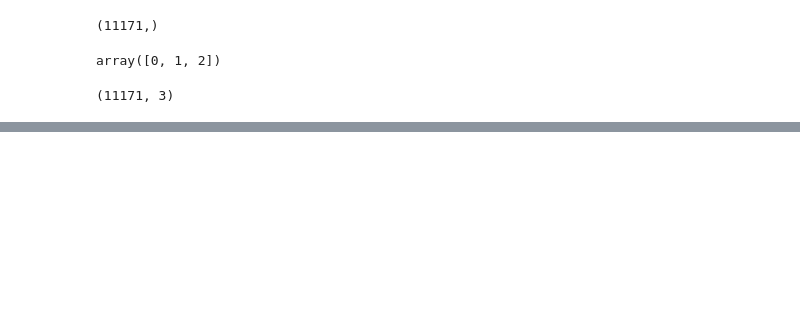
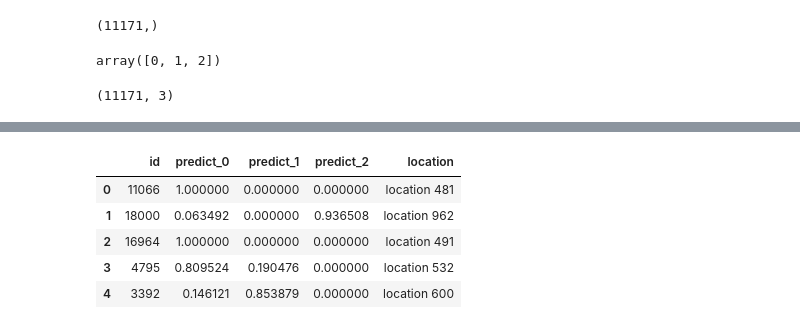
Before and after one commit to emmygold1/kaggle_proj, a Jupyter notebook: telstra/random_forest.ipynb, the cells around one changed output, grey strips where cells are left out. Drawn from its saved outputs; the diff is of its cells as text; code cells hidden in the pictures; blank space fills up the shorter version.

```diff
--- a/telstra/random_forest.ipynb
+++ b/telstra/random_forest.ipynb
@@ -73,0 +105,9 @@ submit.to_csv('randomforest1.csv', index=False)
+# %%
+submit.head()
+# %% [output]
+|  | id | predict_0 | predict_1 | predict_2 | location |
+| 0 | 11066 | 1.000000 | 0.000000 | 0.000000 | location 481 |
+| 1 | 18000 | 0.063492 | 0.000000 | 0.936508 | location 962 |
+| 2 | 16964 | 1.000000 | 0.000000 | 0.000000 | location 491 |
+| 3 | 4795 | 0.809524 | 0.190476 | 0.000000 | location 532 |
+| 4 | 3392 | 0.146121 | 0.853879 | 0.000000 | location 600 |
```
Also changed, not shown: parts of 22 cells of this notebook, 1 other file.
